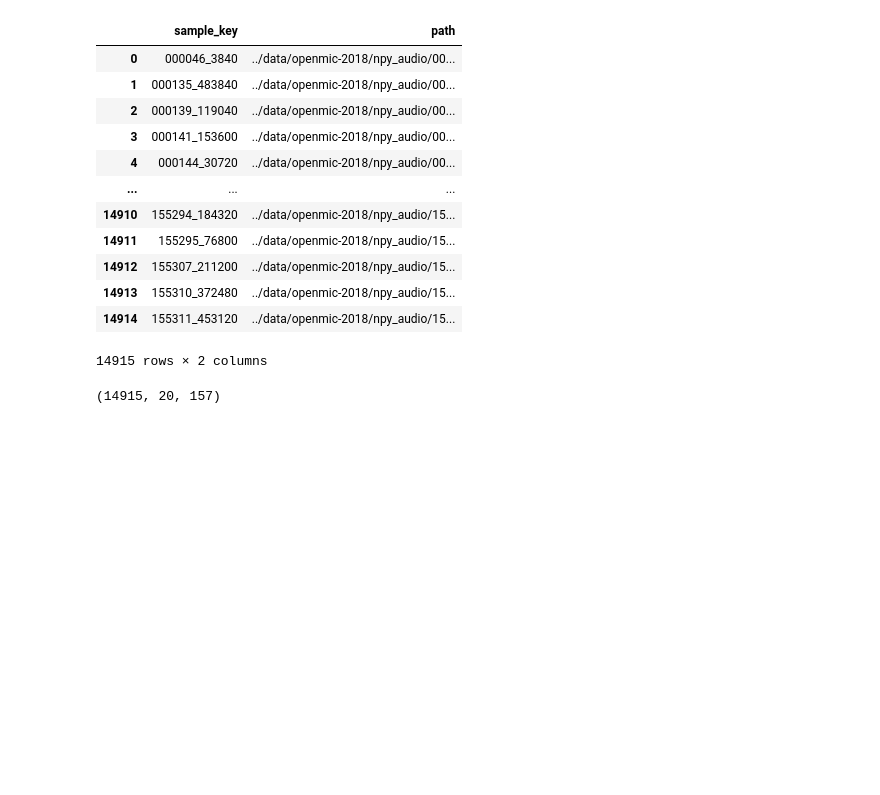
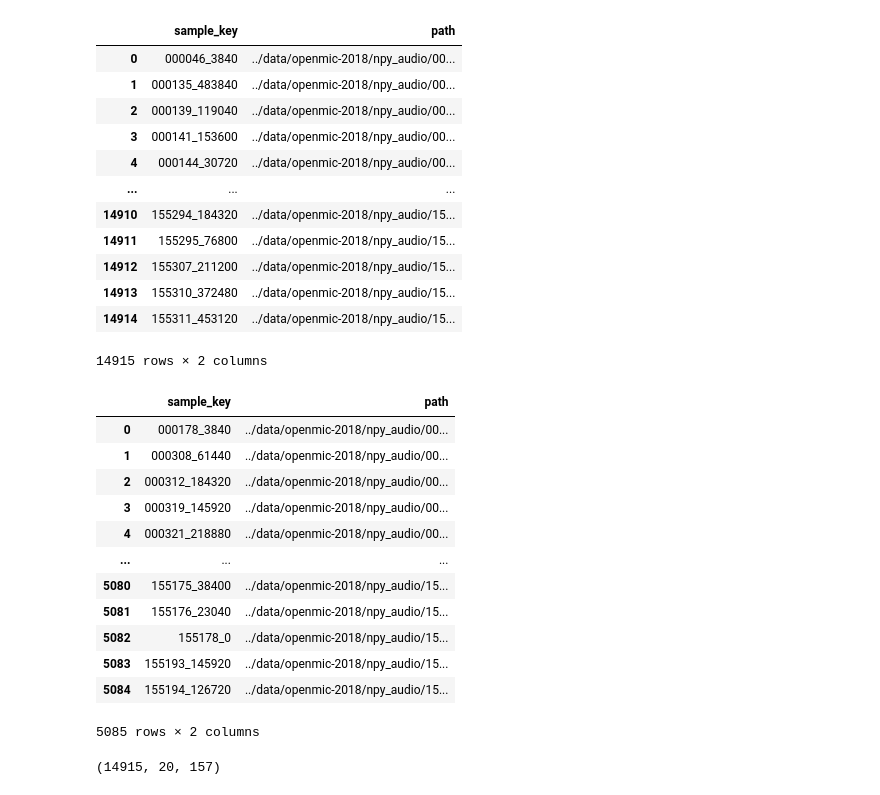
Before and after one commit to elilaird/CS83212-Advanced-Neural-Networks, a Jupyter notebook: Multi-Modal-Task/lab_3_report.ipynb, the cells around one changed output. Drawn from its saved outputs; the diff is of its cells as text; code cells hidden in the pictures; blank space fills up the shorter version.

```diff
--- a/Multi-Modal-Task/lab_3_report.ipynb
+++ b/Multi-Modal-Task/lab_3_report.ipynb
@@ -267,4 +275,25 @@ train_npy_df
 | 14913 | 155310_372480 | ../data/openmic-2018/npy_audio/15... |
 | 14914 | 155311_453120 | ../data/openmic-2018/npy_audio/15... |
 14915 rows × 2 columns
+# %%
+test_npy_df = pd.DataFrame({'path' : file_list})
+
+test_npy_df['sample_key'] = test_npy_df['path'].apply(get_sample_key)
+test_npy_df['path'] = test_npy_df['path'].apply(fix_path)
+test_npy_df = test_keys_df.merge(test_npy_df, on='sample_key', how='left')
+test_npy_df
+# %% [output]
+|  | sample_key | path |
+| 0 | 000178_3840 | ../data/openmic-2018/npy_audio/00... |
+| 1 | 000308_61440 | ../data/openmic-2018/npy_audio/00... |
+| 2 | 000312_184320 | ../data/openmic-2018/npy_audio/00... |
+| 3 | 000319_145920 | ../data/openmic-2018/npy_audio/00... |
+| 4 | 000321_218880 | ../data/openmic-2018/npy_audio/00... |
+| ... | ... | ... |
+| 5080 | 155175_38400 | ../data/openmic-2018/npy_audio/15... |
+| 5081 | 155176_23040 | ../data/openmic-2018/npy_audio/15... |
+| 5082 | 155178_0 | ../data/openmic-2018/npy_audio/15... |
+| 5083 | 155193_145920 | ../data/openmic-2018/npy_audio/15... |
+| 5084 | 155194_126720 | ../data/openmic-2018/npy_audio/15... |
+5085 rows × 2 columns
 # %%
```
Also changed, not shown: parts of 12 cells of this notebook.
